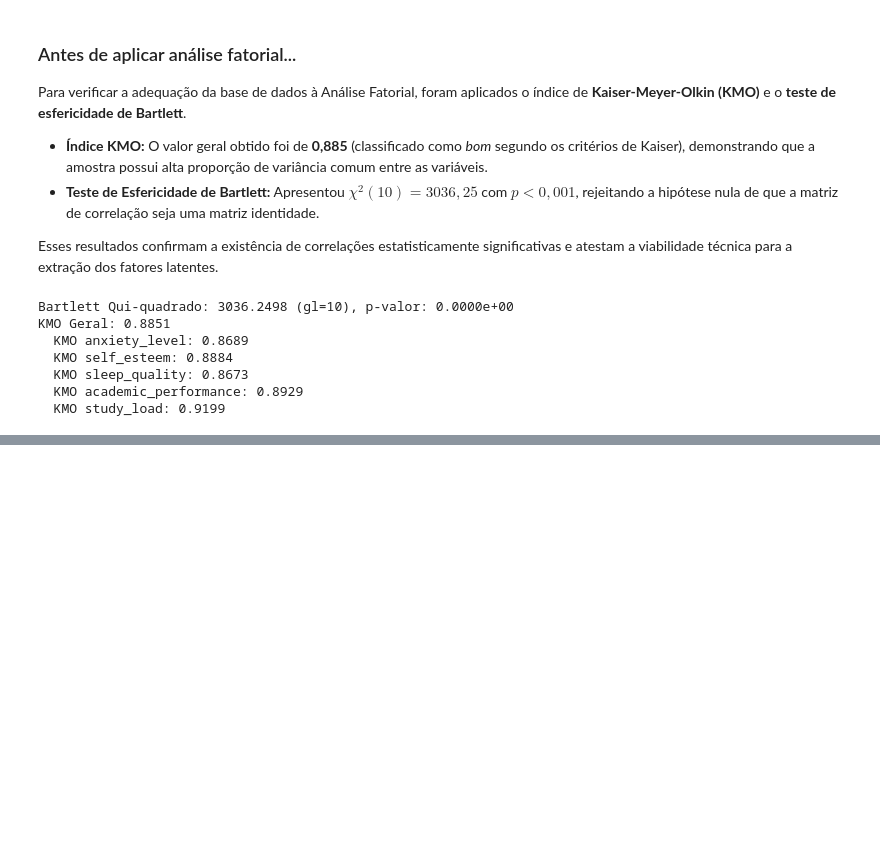
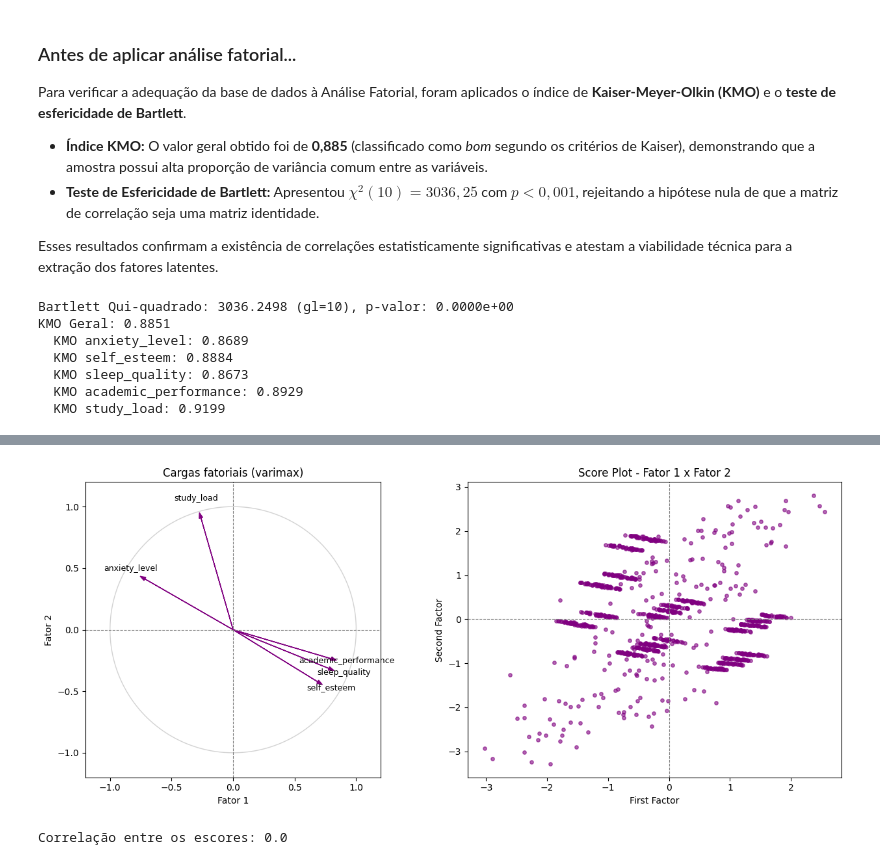
Before and after one commit to gloriafalves/seminario2-student-stress, a Jupyter notebook: seminario-2.ipynb, the cells around one changed output, grey strips where cells are left out. Drawn from its saved outputs; the diff is of its cells as text; code cells hidden in the pictures; blank space fills up the shorter version.

Commit message:
Modificação do método de análise fatorial

```diff
--- a/seminario-2.ipynb
+++ b/seminario-2.ipynb
@@ -288,0 +241,6 @@ plt.show()
+# %%
+cargas_rot, T = rotate_factors(cargas, 'varimax')
+cargas_rot = cargas_rot * np.sign(cargas_rot[[1, 4]].diagonal())   # F1 positivo em self_esteem, F2 positivo em study_load
+saida_fatorial(cargas_rot, 'Rotated Factor Loadings and Communalities (Varimax)')
+coef_rot = np.linalg.solve(R, cargas_rot)    # coeficientes dos escores (regressão)
+print('=== Factor Score Coefficients (Varimax) ==='); print(pd.DataFrame(coef_rot, index=cols, columns=['Factor1', 'Factor2']).round(3))
@@ -288,0 +265,22 @@ plt.show()
+# %%
+Z = (df - df.mean()) / df.std()
+escores = Z.values @ coef_rot
+
+fig, axs = plt.subplots(1, 2, figsize=(13, 5.5))
+ax = axs[0]
+t = np.linspace(0, 2 * np.pi, 200); ax.plot(np.cos(t), np.sin(t), color='lightgray', lw=1)
+for (f1, f2), nome in zip(cargas_rot, cols):
+    ax.arrow(0, 0, f1, f2, head_width=0.03, length_includes_head=True, color='purple')
+    ax.text(f1 * 1.1, f2 * 1.1, nome, ha='center', fontsize=9)
+ax.axhline(0, color='gray', lw=0.8, ls='--'); ax.axvline(0, color='gray', lw=0.8, ls='--')
+ax.set_xlim(-1.2, 1.2); ax.set_ylim(-1.2, 1.2); ax.set_aspect('equal')
+ax.set_xlabel('Fator 1'); ax.set_ylabel('Fator 2'); ax.set_title('Cargas fatoriais (varimax)')
+ax = axs[1]
+ax.scatter(escores[:, 0], escores[:, 1], s=15, alpha=0.6, color='purple')
+ax.axhline(0, color='gray', lw=0.8, ls='--'); ax.axvline(0, color='gray', lw=0.8, ls='--')
+ax.set_xlabel('First Factor'); ax.set_ylabel('Second Factor'); ax.set_title('Score Plot - Fator 1 x Fator 2')
+plt.tight_layout(); plt.show()
+print('Correlação entre os escores:', np.corrcoef(escores.T)[0, 1].round(3))
+# %% [output]
+[figure, added]
+Correlação entre os escores: 0.0
```
Also changed, not shown: parts of 13 cells of this notebook.
